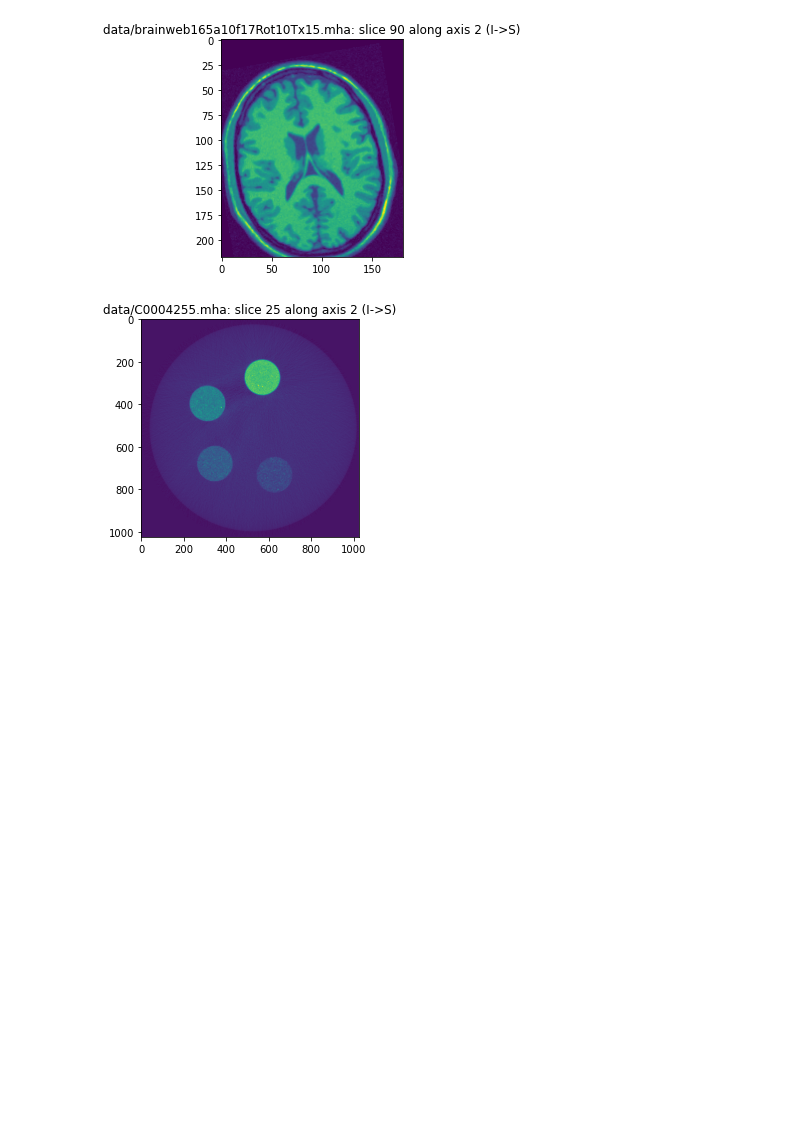
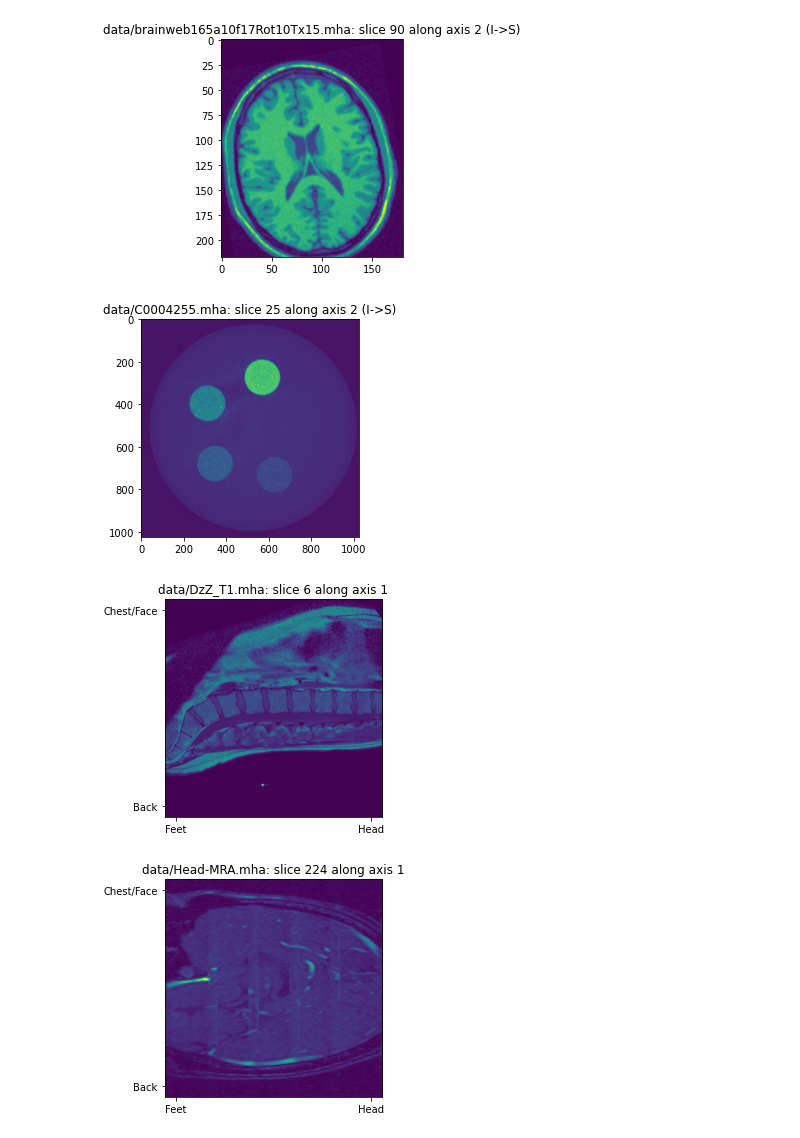
Before and after one commit to InsightSoftwareConsortium/GetYourBrainTogether, a Jupyter notebook: HCK01_2022_Virtual/Tutorials/MetadataPreservation/Orient_filter.ipynb, the cells around one changed output. Saved outputs shown, nothing was run; the diff lists cells and outputs as text; code cells hidden in the pictures; blank space fills up the shorter version.

Commit message:
Adding orient filter exercise

```diff
--- a/HCK01_2022_Virtual/Tutorials/MetadataPreservation/Orient_filter.ipynb
+++ b/HCK01_2022_Virtual/Tutorials/MetadataPreservation/Orient_filter.ipynb
@@ -26,12 +26,8 @@ files_and_hashes = (
         "039183ec990bb687e9e8f44ea3b1aebd8cd3444962d69e4e21c44975fb6e57801de12582cc723a8482108b6efd2214de3e9cb0d412bae0c80eafdcde95ae2bf4",
     ),
     (
-        "data/brainweb165a10f17Rot10Tx15.mha",
-        "61dc94a5213fce670178b38d92b70e45390db3838014a8e2aa5b3dab8c91aee45bffb5c291bb54a2a0eb292ae0754a2e9aa15fdd17c58fd28860e6e51504f17b",
-    ),
-    (
-        "data/C0004255.mha",
-        "fbc4c22e174df8039783728b7c84f6239c7bba0425b9c3f4c594aaefa0087423202d0616017a1314e4455b4c433077f40cfd1cd0f024aae5310eba45f8554718",
+        "data/Head-MRA.mha",
+        "2b6da968245c266f349fe4fbd595ec6977735df377e985740723b10c0053a3d4c6d64289804f38606c4fc1a1837221cc571c7919508a578cf28be1383caa8ac3",
     ),
 )
 
@@ -129,3 +124,38 @@ for i in range(len(files_and_hashes)):
 [figure]
 [figure]
 [figure]
+# %%
+# Exercise: reorient all images into desired orientation
+
+itk_so_enums = itk.SpatialOrientationEnums  # shortens next line
+desired_orientation = itk_so_enums.enter_your_answer_here
+
+for i in range(len(files_and_hashes)):
+    image_i = itk.imread(files_and_hashes[i][0])
+
+    # This invokes the filter immediately using procedural interface
+    oriented = itk.orient_image_filter(
+        image_i,
+        use_image_direction=True,
+        desired_coordinate_orientation=desired_orientation,
+    )
+
+    size_i = oriented.GetLargestPossibleRegion().GetSize()
+    slice_i = int(size_i[1] / 2)
+
+    fig, ax = plt.subplots(1,1)
+    img = ax.imshow(oriented[:, slice_i, :], aspect="equal", extent=[-1,1,-1,1])
+    ax.title.set_text(f"{files_and_hashes[i][0]}: slice {slice_i} along axis 1")
+
+    x_label_list = ["Feet", "Head"]
+    ax.set_xticks([-0.9,0.9])
+    ax.set_xticklabels(x_label_list)
+
+    y_label_list = ["Back", "Chest/Face"]
+    ax.set_yticks([-0.9,0.9])
+    ax.set_yticklabels(y_label_list)
+
+    plt.show()
+# %% [output]
+[figure, added]
+[figure, added]
```
Also changed, not shown: parts of 1 cell of this notebook.
